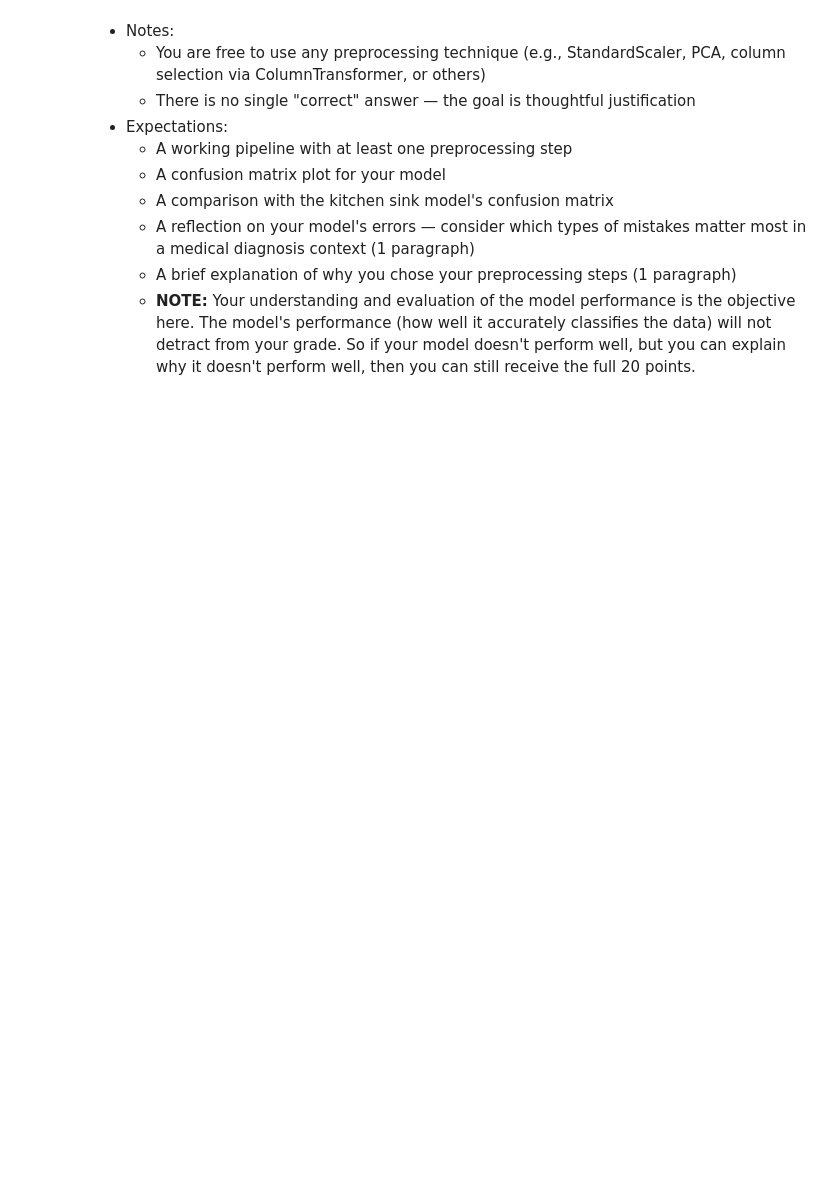
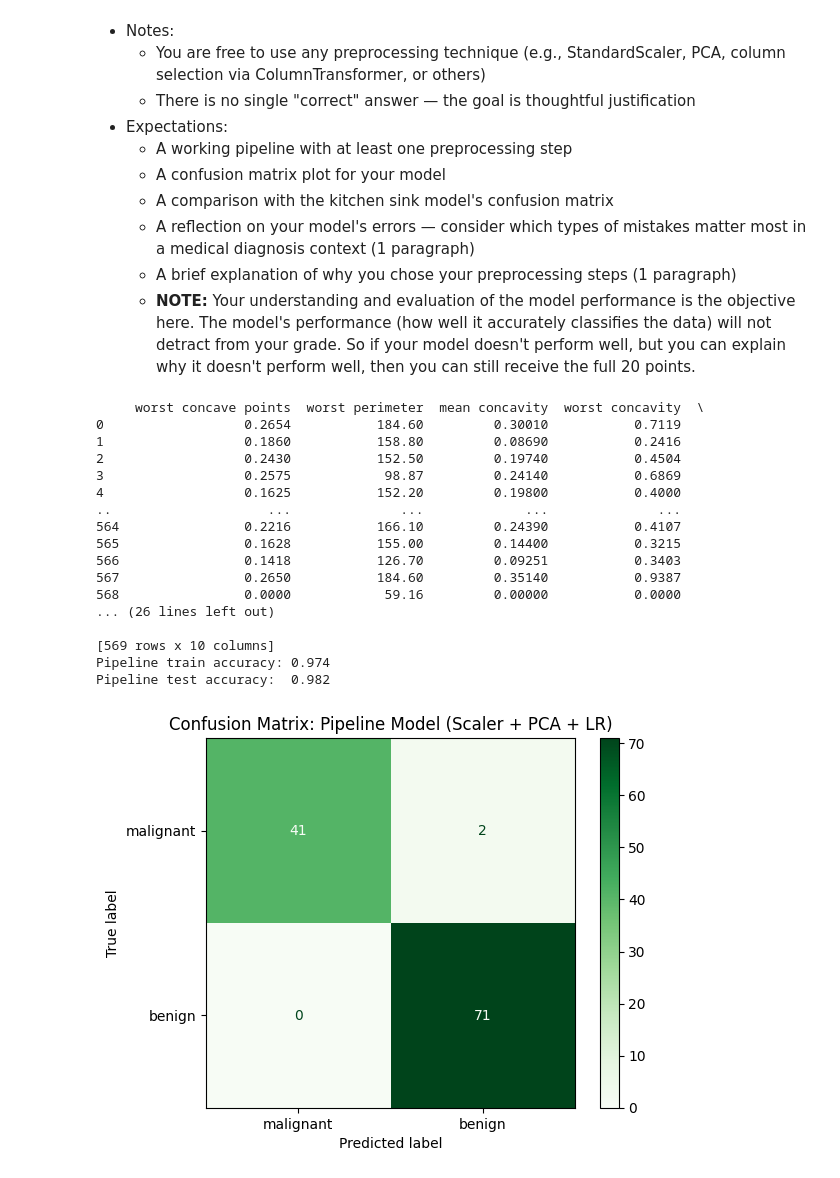
Before and after one commit to Decissions101/Assignment01, a Jupyter notebook: assignments/assignment01/assignment01.ipynb, the cells around one changed output. Saved outputs shown, nothing was run; the diff lists cells and outputs as text; code cells hidden in the pictures; blank space fills up the shorter version.

```diff
--- a/assignments/assignment01/assignment01.ipynb
+++ b/assignments/assignment01/assignment01.ipynb
@@ -548,35 +621,71 @@ Pipeline([
 # TODO: Build your pipeline
 # Consider: What preprocessing steps would help based on your EDA?
 # Available transformers: StandardScaler, PCA, ColumnTransformer, etc.
+
+# Remove any features that are too similar too each other
+for feature in sorted_features:
+    if all(feature_corr[feature][f] < threshold for f in top_features):
+        top_features.append(feature)
+    if len(top_features) >= 10:
+        break
+
+# Separate the best features and target
+X = df_cancer[top_features]
+print (X)
+y = df_cancer["target"]
+
+# TODO: Split into train/test sets. Done
+X_train, X_test, y_train, y_test = train_test_split(
+    X, y, test_size=0.2, random_state=42
+)
 
 # Pipeline model (Scaler + PCA + Logistic Regression)
 # Since PCA already filters the most "valuable" components we don't filter more than we do with it
 pipe = Pipeline(
     [
         ("scaler", StandardScaler()),
-        ("pca", PCA(n_components=cumVarCount, random_state=42)),
+        ("pca", PCA(n_components=10, random_state=42)),
         ("clf", LogisticRegression(solver="saga", max_iter=500, random_state=42)),
     ]
 )
 
 ### TODO: Fit the pipeline on training data
 pipe.fit(X_train, y_train)
 
 
 ### TODO: Evaluate and print accuracy
 pipe_train_accuracy = pipe.score(X_train, y_train)
 pipe_test_accuracy = pipe.score(X_test, y_test)
 
 print(f"Pipeline train accuracy: {pipe_train_accuracy:.3f}")
 print(f"Pipeline test accuracy:  {pipe_test_accuracy:.3f}")
 
 
 ### TODO: Plot confusion matrix
 ConfusionMatrixDisplay.from_estimator(
     pipe, X_test, y_test, display_labels=cancer.target_names, cmap="Greens"
 )
 plt.title("Confusion Matrix: Pipeline Model (Scaler + PCA + LR)")
 plt.show()
+# %% [output]
+     worst concave points  worst perimeter  mean concavity  worst concavity  \
+0                  0.2654           184.60         0.30010           0.7119
+1                  0.1860           158.80         0.08690           0.2416
+2                  0.2430           152.50         0.19740           0.4504
+3                  0.2575            98.87         0.24140           0.6869
+4                  0.1625           152.20         0.19800           0.4000
+..                    ...              ...             ...              ...
+564                0.2216           166.10         0.24390           0.4107
+565                0.1628           155.00         0.14400           0.3215
+566                0.1418           126.70         0.09251           0.3403
+567                0.2650           184.60         0.35140           0.9387
+568                0.0000            59.16         0.00000           0.0000
+... (26 lines left out)
+
+[569 rows x 10 columns]
+Pipeline train accuracy: 0.974
+Pipeline test accuracy:  0.982
+[figure, added]
 # %% [markdown]
 #### Discussion
 
```
Also changed, not shown: parts of 13 cells of this notebook.
